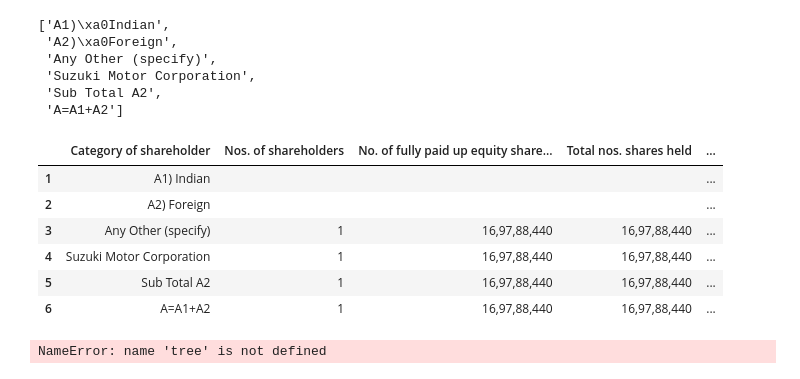
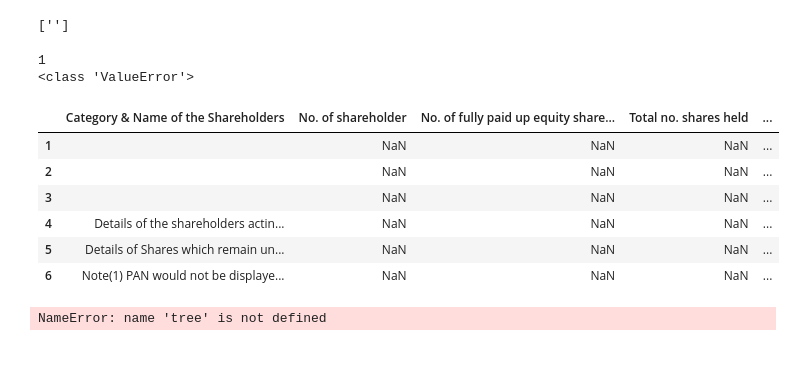
Before and after one commit to abhishekzgithub/bseholder, a Jupyter notebook: bse.ipynb, the cells around one changed output. Drawn from its saved outputs; the diff is of its cells as text; code cells hidden in the pictures.

```diff
--- a/bse.ipynb
+++ b/bse.ipynb
@@ -46,0 +69,8 @@ df
+# %%
+tr_elements=tree.xpath(f'//tr[7]//td[{7}]')
+[(T.text_content()) for T in tr_elements]
+#3,4,7,8 is fine
+#5,6,9 is not
+#len(tr_elements)
+#df[cols[3]]=[(T.text_content()) for T in tr_elements][1:]
+df.shape[0]
@@ -47,13 +100,7 @@ df
 # %%
-tr_elements=tree.xpath(f'//tr[3]//td[{1}]')
-[(T.text_content()) for T in tr_elements][-6:]
+[(T.text_content()) for T in tr_elements]
 # %% [output]
-['A1)\xa0Indian',
- 'A2)\xa0Foreign',
- 'Any Other (specify)',
- 'Suzuki Motor Corporation',
- 'Sub Total A2',
- 'A=A1+A2']
+['']
 # %%
 URL=r'https://www.bseindia.com/corporates/shpPromoterNGroup.aspx?scripcd=532500&qtrid=102.00&QtrName=June%202019'
 URL=r'https://www.bseindia.com/corporates/shpPublicShareholder.aspx?scripcd=532500&qtrid=101.00&QtrName=June%202019'
@@ -63,36 +110,38 @@ ll=tree.xpath('//*[@class="innertable_header1"]/text()')
 # %%
 import requests
 import pandas as pd
 from lxml import html
 
 def get_table_df():
     try:
-        URL=r'https://www.bseindia.com/corporates/shpPromoterNGroup.aspx?scripcd=532500&qtrid=102.00&QtrName=June%202019'
-        #URL=r'https://www.bseindia.com/corporates/shpPublicShareholder.aspx?scripcd=532500&qtrid=101.00&QtrName=June%202019'
+        #URL=r'https://www.bseindia.com/corporates/shpPromoterNGroup.aspx?scripcd=532500&qtrid=102.00&QtrName=June%202019'
+        URL=r'https://www.bseindia.com/corporates/shpPublicShareholder.aspx?scripcd=532500&qtrid=101.00&QtrName=June%202019'
         r = requests.get(URL)
         tree = html.fromstring(r.content)
         cols=tree.xpath('//*[@class="innertable_header1"]/text()')
         df=pd.DataFrame(columns=cols)
         for i in range(0,len(cols)):
             tr_elements=tree.xpath(f'//tr[3]//td[{i+1}]')
             if i==0:
                 df[cols[i]]=[(T.text_content()) for T in tr_elements][-7:]
             #print(tr_elements)
             else:
                 df[cols[i]]=[(T.text_content()) for T in tr_elements]
     except ValueError:
         print(i)
         print(ValueError)
     return df.iloc[1:,:]
 get_table_df()
 # %% [output]
+1
+<class 'ValueError'>
-|  | Category of shareholder | Nos. of shareholders | No. of fully paid up equity share... | Total nos. shares held | ... |
-| 1 | A1) Indian |  |  |  | ... |
-| 2 | A2) Foreign |  |  |  | ... |
-| 3 | Any Other (specify) | 1 | 16,97,88,440 | 16,97,88,440 | ... |
-| 4 | Suzuki Motor Corporation | 1 | 16,97,88,440 | 16,97,88,440 | ... |
-| 5 | Sub Total A2 | 1 | 16,97,88,440 | 16,97,88,440 | ... |
-| 6 | A=A1+A2 | 1 | 16,97,88,440 | 16,97,88,440 | ... |
+|  | Category & Name of the Shareholders | No. of shareholder | No. of fully paid up equity share... | Total no. shares held | ... |
+| 1 |  | NaN | NaN | NaN | ... |
+| 2 |  | NaN | NaN | NaN | ... |
+| 3 |  | NaN | NaN | NaN | ... |
+| 4 | Details of the shareholders actin... | NaN | NaN | NaN | ... |
+| 5 | Details of Shares which remain un... | NaN | NaN | NaN | ... |
+| 6 | Note(1) PAN would not be displaye... | NaN | NaN | NaN | ... |
 # %%
 (tree.xpath('//*[@class="innertable_header1"]/text()'))
 # %% [output]
```
Also changed, not shown: parts of 3 cells of this notebook, 1 other file.
